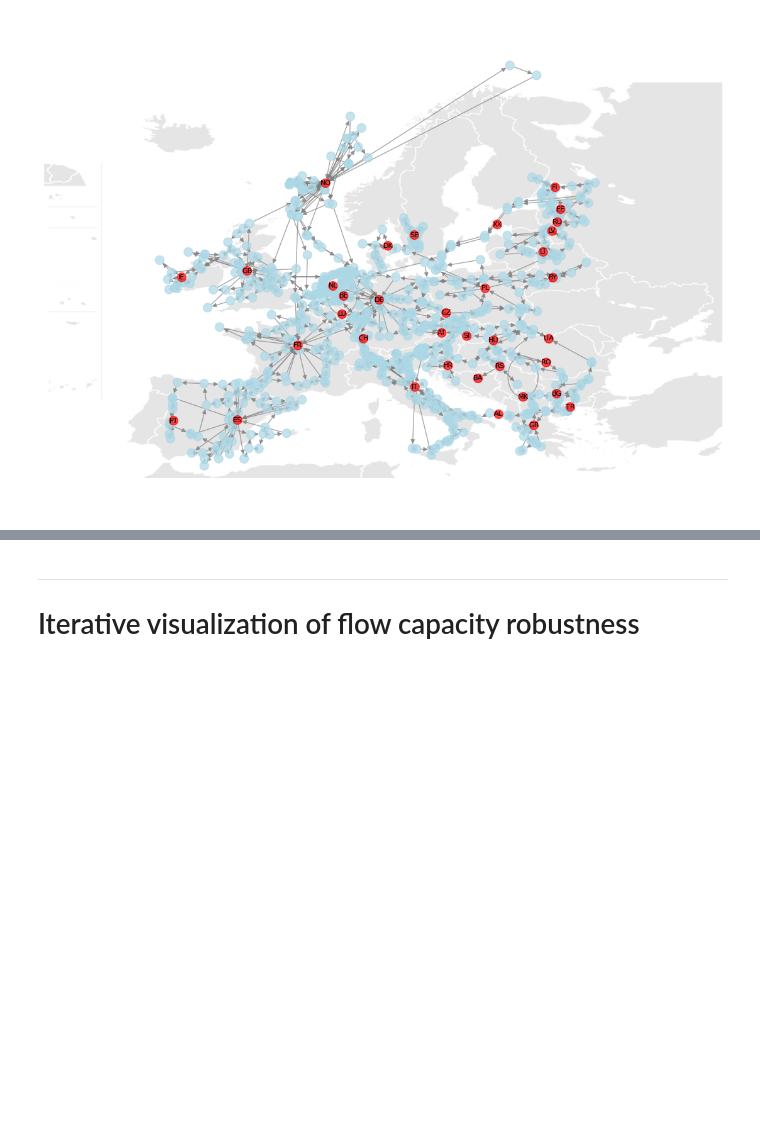
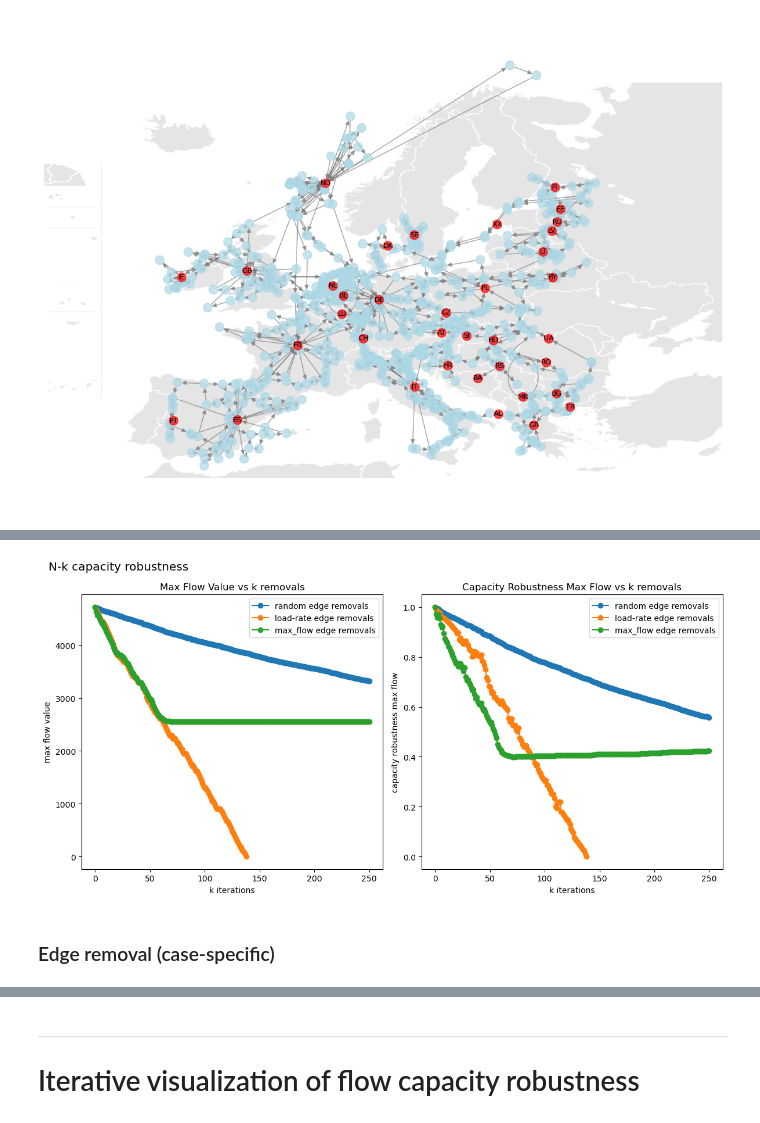
Before and after one commit to johanmasvie/iggielgn_topology_analysis, a Jupyter notebook: SciGrid_EDA.ipynb, the cells around one changed output, grey strips where cells are left out. Cells and saved outputs as stored; diff of their text form; code cells hidden in the pictures; blank space fills up the shorter version.

```diff
--- a/SciGrid_EDA.ipynb
+++ b/SciGrid_EDA.ipynb
@@ -755,0 +362,18 @@ utils.plot_biplot(max_flow_edge_removal_geopolitical_df)
+# %%
+# random_edge_remova_df = flow_capacity_robustness(G_with_country_nodes, sources, sinks, k_removals=250, heuristic='random', remove='edge', n_benchmarks=n_benchmarks, all_to_all_flow=True)
+# random_edge_removal_df.to_pickle('results/random_edge_removal_df.pkl')
+random_edge_removal_df = pd.read_pickle('results/random_edge_removal_df.pkl')
+# %%
+# load_rate_edge_removal_df = flow_capacity_robustness(G_with_country_nodes, sources, sinks, k_removals=250, heuristic='load_rate', remove='edge', n_benchmarks=n_benchmarks, all_to_all_flow=True)
+# load_rate_edge_removal_df.to_pickle('results/load_rate_edge_removal_df.pkl')
+load_rate_edge_removal_df = pd.read_pickle('results/load_rate_edge_removal_df.pkl')
+# %%
+# max_flow_edge_removall_df = flow_capacity_robustness(G_with_country_nodes, sources, sinks, k_removals=250, heuristic='max_flow', remove='edge', all_to_all_flow=True)
+# max_flow_edge_removal_df.to_pickle('results/max_flow_edge_removal_df.pkl')
+max_flow_edge_removal_df = pd.read_pickle('results/max_flow_edge_removal_df.pkl')
+# %%
+utils.plot_heuristic_comparison_biplot([random_edge_removal_df, load_rate_edge_removal_df, max_flow_edge_removal_df], 'N-k capacity robustness')
+# %% [output]
+[figure, added]
+# %% [markdown]
+### Edge removal (case-specific)
```
Also changed, not shown: parts of 90 cells of this notebook, 24 other files.
